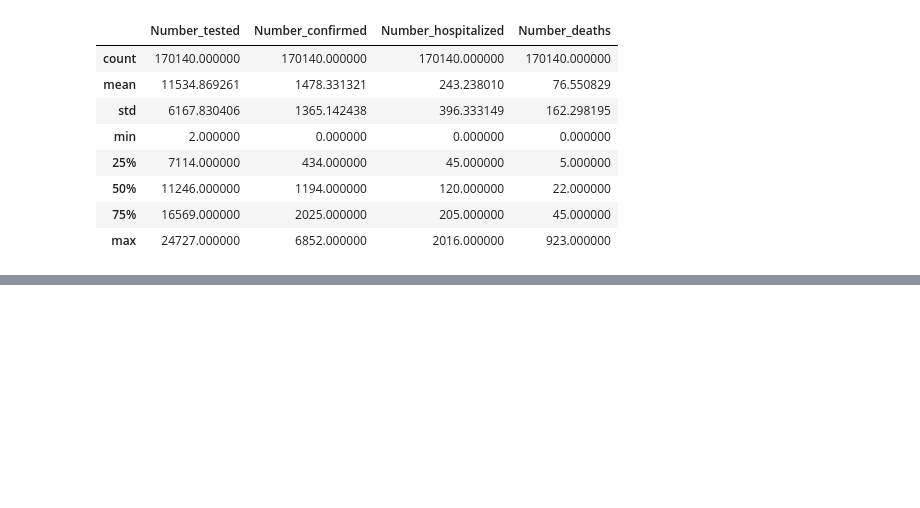
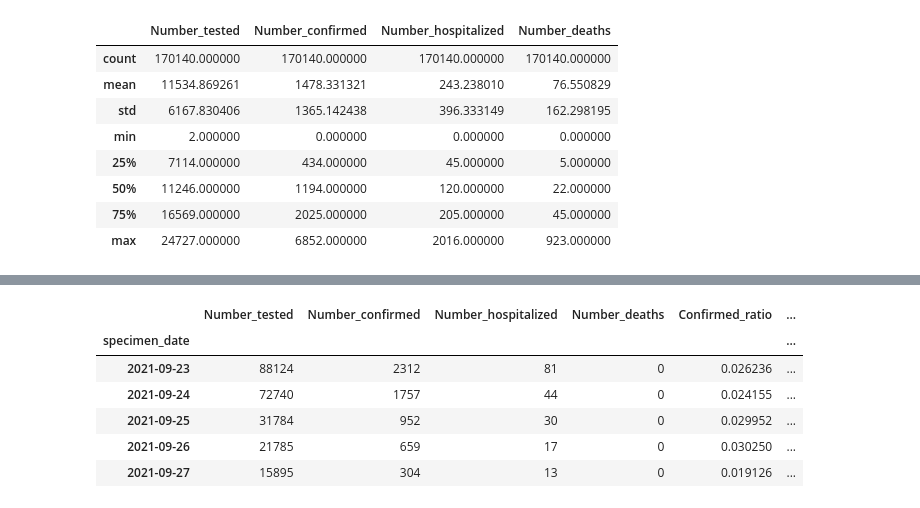
Before and after one commit to INDIG0N/Pfizer_basic_effectiveness_analysis, a Jupyter notebook: notebooks/project.ipynb, the cells around one changed output, grey strips where cells are left out. Cells and saved outputs as stored; diff of their text form; code cells hidden in the pictures; blank space fills up the shorter version.

```diff
--- a/notebooks/project.ipynb
+++ b/notebooks/project.ipynb
@@ -176,0 +167,10 @@ low.describe()
+# %%
+final.tail()
+# %% [output]
+|  | Number_tested | Number_confirmed | Number_hospitalized | Number_deaths | Confirmed_ratio | ... |
+| specimen_date |  |  |  |  |  | ... |
+| 2021-09-23 | 88124 | 2312 | 81 | 0 | 0.026236 | ... |
+| 2021-09-24 | 72740 | 1757 | 44 | 0 | 0.024155 | ... |
+| 2021-09-25 | 31784 | 952 | 30 | 0 | 0.029952 | ... |
+| 2021-09-26 | 21785 | 659 | 17 | 0 | 0.030250 | ... |
+| 2021-09-27 | 15895 | 304 | 13 | 0 | 0.019126 | ... |
```
Also changed, not shown: parts of 28 cells of this notebook, 1 other file.
